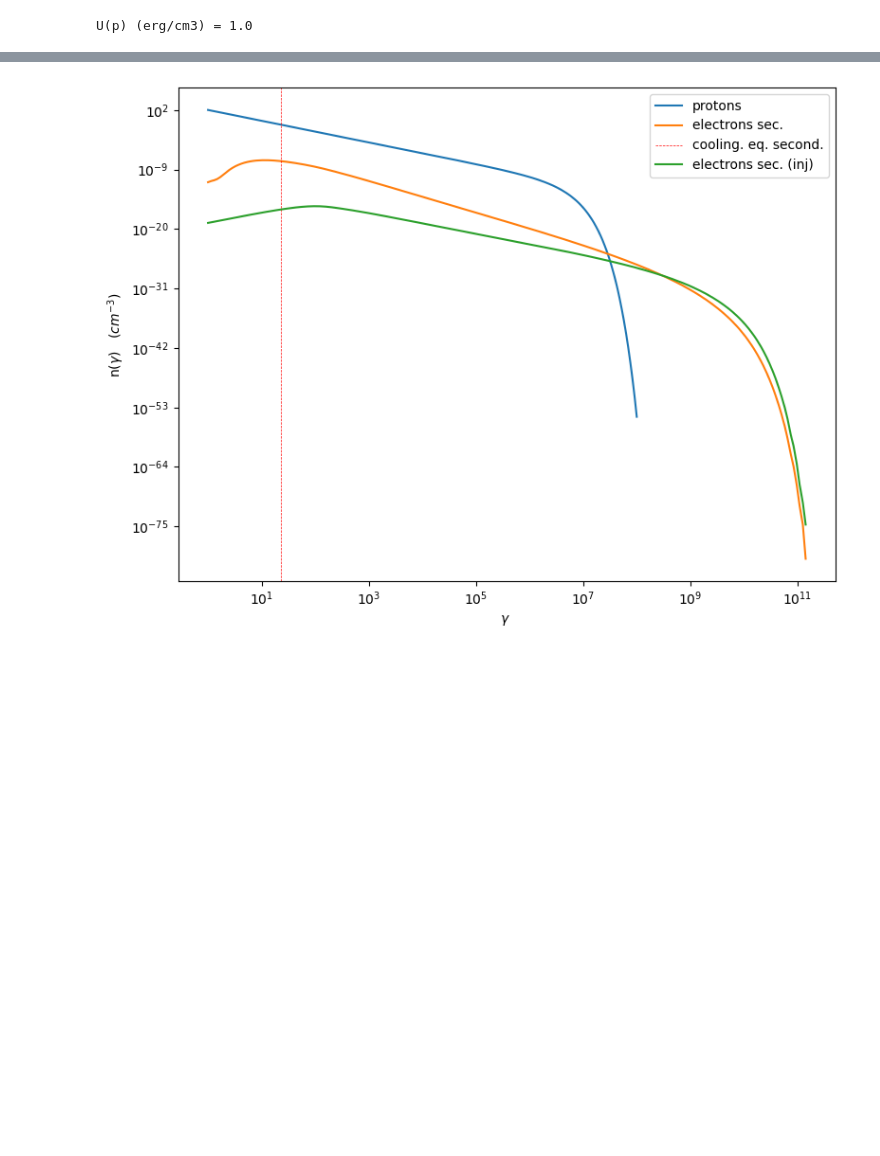
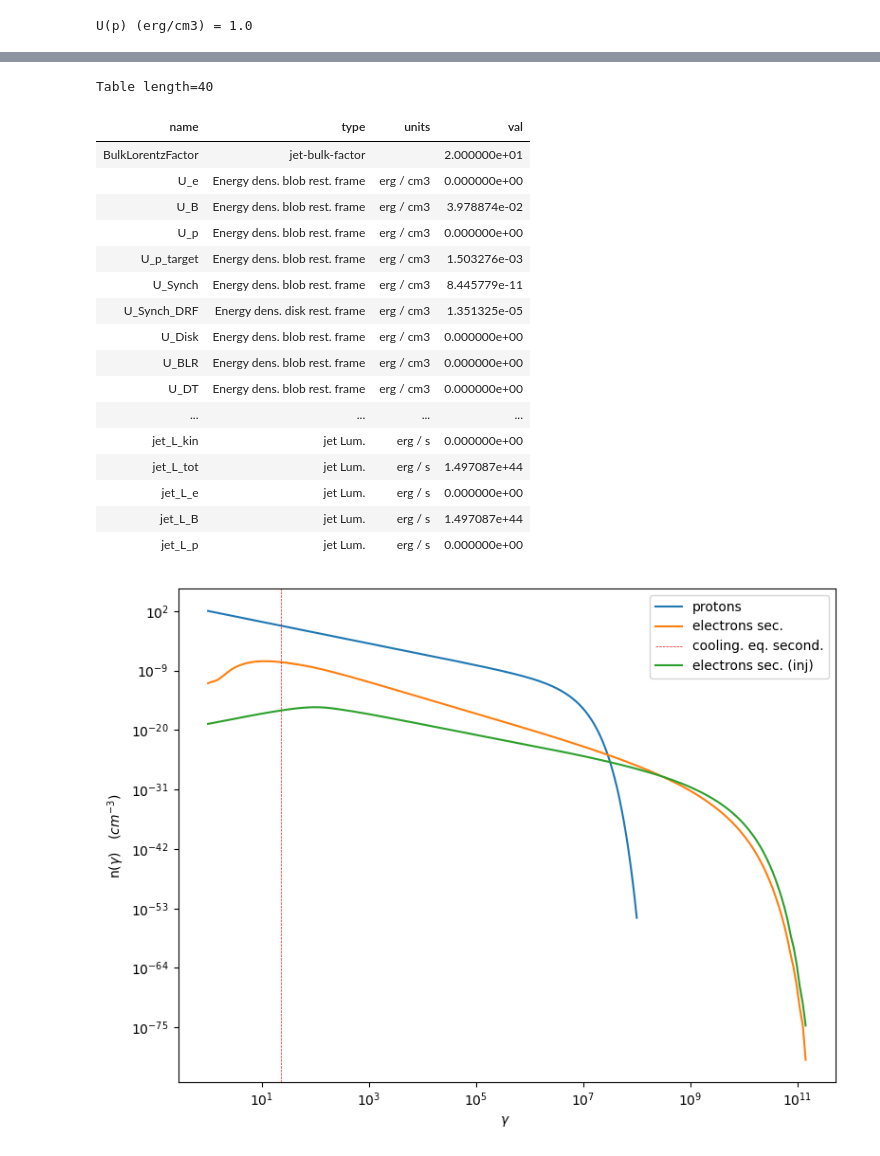
Before and after one commit to andreatramacere/jetset, a Jupyter notebook: doc/documentation_notebooks/notebooks/hadronic_pp_jet/hadronic.ipynb, the cells around one changed output, grey strips where cells are left out. Drawn from its saved outputs; the diff is of its cells as text; code cells hidden in the pictures; blank space fills up the shorter version.

```diff
--- a/doc/documentation_notebooks/notebooks/hadronic_pp_jet/hadronic.ipynb
+++ b/doc/documentation_notebooks/notebooks/hadronic_pp_jet/hadronic.ipynb
@@ -166,3 +166,6 @@ m=j.emitters_distribution.gamma_p>=gmin
 print('U(p) (erg/cm3) =',j.emitters_distribution.eval_U(gmin=gmin))
 # %% [output]
 U(p) (erg/cm3) = 1.0
+# %%
+j.energetic_report()
+# %% [output]
@@ -169,3 +173,21 @@ U(p) (erg/cm3) = 1.0
+Table length=40
+| name | type | units | val |
+| BulkLorentzFactor | jet-bulk-factor |  | 2.000000e+01 |
+| U_e | Energy dens. blob rest. frame | erg / cm3 | 0.000000e+00 |
+| U_B | Energy dens. blob rest. frame | erg / cm3 | 3.978874e-02 |
+| U_p | Energy dens. blob rest. frame | erg / cm3 | 0.000000e+00 |
+| U_p_target | Energy dens. blob rest. frame | erg / cm3 | 1.503276e-03 |
+| U_Synch | Energy dens. blob rest. frame | erg / cm3 | 8.445779e-11 |
+| U_Synch_DRF | Energy dens. disk rest. frame | erg / cm3 | 1.351325e-05 |
+| U_Disk | Energy dens. blob rest. frame | erg / cm3 | 0.000000e+00 |
+| U_BLR | Energy dens. blob rest. frame | erg / cm3 | 0.000000e+00 |
+| U_DT | Energy dens. blob rest. frame | erg / cm3 | 0.000000e+00 |
+| ... | ... | ... | ... |
+| jet_L_kin | jet Lum. | erg / s | 0.000000e+00 |
+| jet_L_tot | jet Lum. | erg / s | 1.497087e+44 |
+| jet_L_e | jet Lum. | erg / s | 0.000000e+00 |
+| jet_L_B | jet Lum. | erg / s | 1.497087e+44 |
+| jet_L_p | jet Lum. | erg / s | 0.000000e+00 |
 # %%
 %matplotlib inline
 p=j.emitters_distribution.plot()
```
Also changed, not shown: parts of 2 cells of this notebook, 6 other files.
